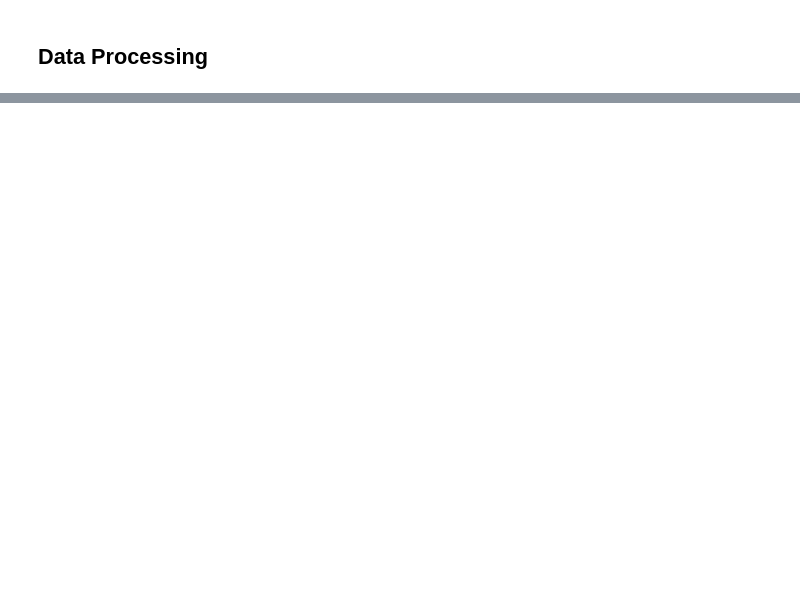
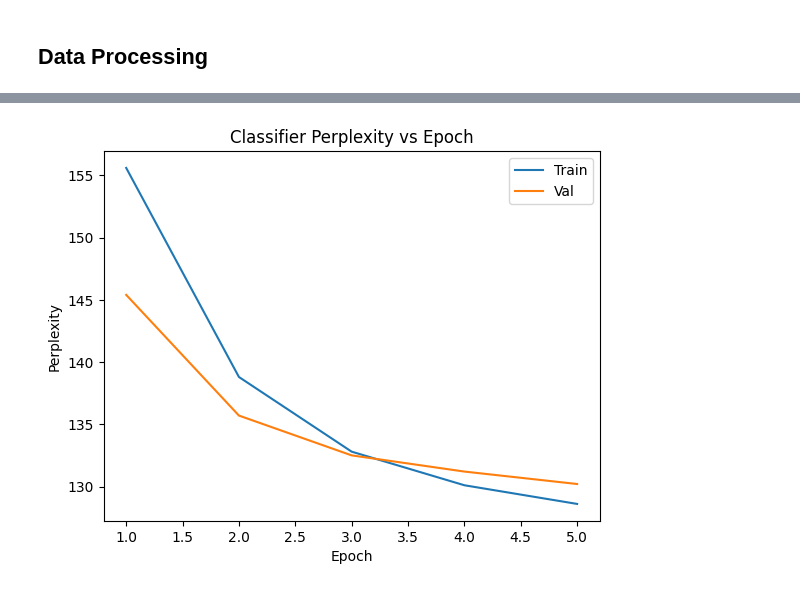
Before and after one commit to weihao-lin/cogs185-project, a Jupyter notebook: final.ipynb, the cells around one changed output, grey strips where cells are left out. Saved outputs shown, nothing was run; the diff lists cells and outputs as text; code cells hidden in the pictures; blank space fills up the shorter version.

```diff
--- a/final.ipynb
+++ b/final.ipynb
@@ -116,0 +326,11 @@ KeyboardInterrupt:
+# %%
+plt.figure()
+plt.plot(epochs_clf, clf_train_ppl)
+plt.plot(epochs_clf, clf_val_ppl)
+plt.title("Classifier Perplexity vs Epoch")
+plt.xlabel("Epoch")
+plt.ylabel("Perplexity")
+plt.legend(["Train", "Val"])
+plt.show()
+# %% [output]
+[figure, added]
```
Also changed, not shown: parts of 17 cells of this notebook, 1 other file.
